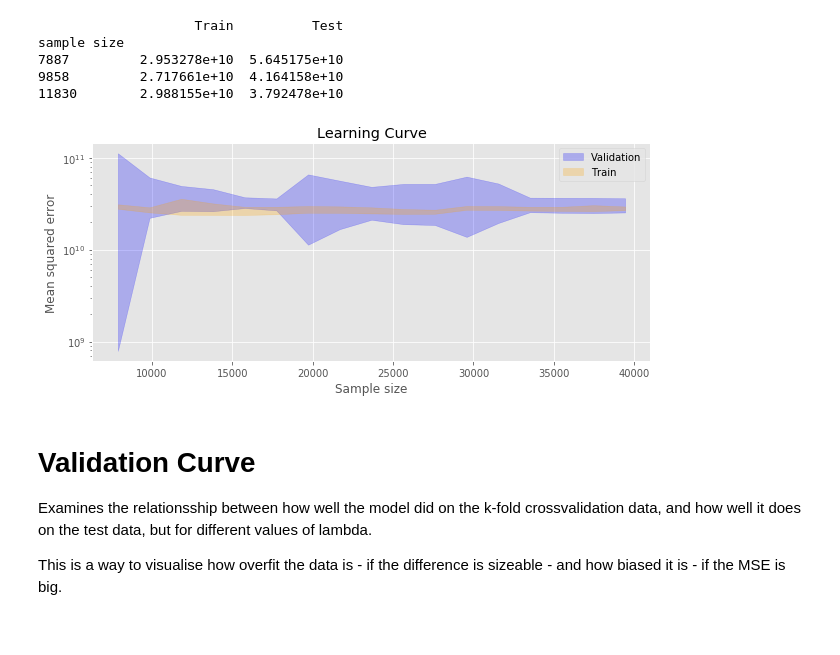
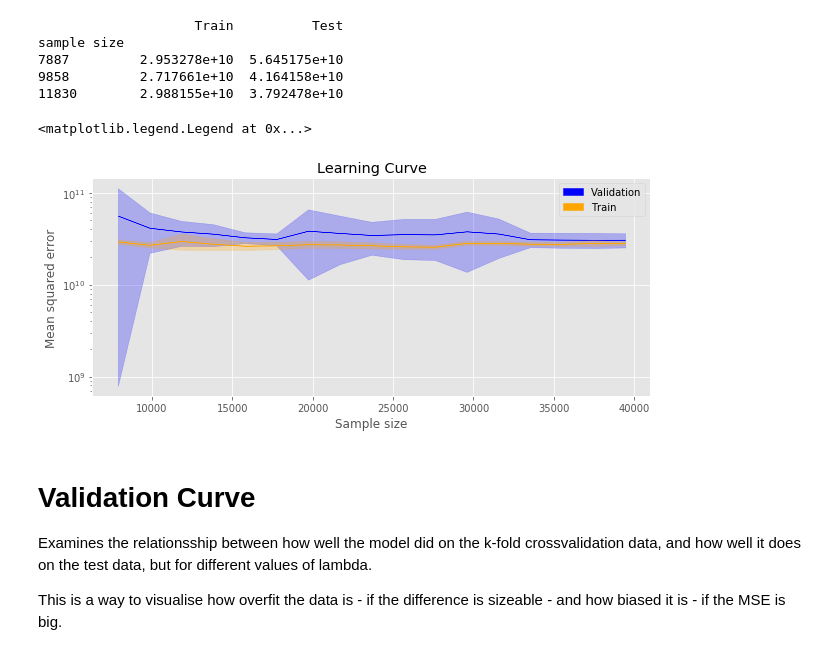
Before and after one commit to EsbenBL/Group-40---Exam, a Jupyter notebook: 2. degree - Ridge Regression Learning and Validation Curve .ipynb, the cells around one changed output. Saved outputs shown, nothing was run; the diff lists cells and outputs as text; code cells hidden in the pictures.

Commit message:
New Curves

```diff
--- a/2. degree - Ridge Regression Learning and Validation Curve .ipynb
+++ b/2. degree - Ridge Regression Learning and Validation Curve .ipynb
@@ -182,23 +182,35 @@ sample size
 # %%
 plt.style.use('ggplot')
 f_learn, ax = plt.subplots(figsize=(10,4))
 ax.fill_between(train_sizes,
                 -test_scores.mean(1) + test_scores.std(1)*1.96,
                 -test_scores.mean(1) - test_scores.std(1)*1.96,
-                alpha=0.25, label ='Validation', color='blue')
+                alpha=0.25, color='blue')
+
+ax.fill_between(train_sizes,
+                -test_scores.mean(1),
+                -test_scores.mean(1),
+                alpha=1, label ='Validation', color='blue')
 
 ax.fill_between(train_sizes,
                 -train_scores.mean(1) + train_scores.std(1)*1.96,
                 -train_scores.mean(1) - train_scores.std(1)*1.96,
-                alpha=0.25, label='Train', color='orange')
+                alpha=0.25, color='orange')
+
+ax.fill_between(train_sizes,
+                -train_scores.mean(1),
+                -train_scores.mean(1),
+                alpha=1, label='Train', color='orange')
 ax.set_ylabel('Mean squared error')
 ax.set_xlabel('Sample size')
 ax.set_title('Learning Curve')
+ax.legend(loc = 'lower right')
 ax.set_yscale('log')
 ax.legend()
 f_learn.savefig('Learning curve - Ridge 2 degree.png')
 # %% [output]
+<matplotlib.legend.Legend at 0x...>
-[figure, old version]
+[figure, new version]
 # %% [markdown]
 # Validation Curve
 
```
Also changed, not shown: parts of 2 cells of this notebook, 4 other files.
